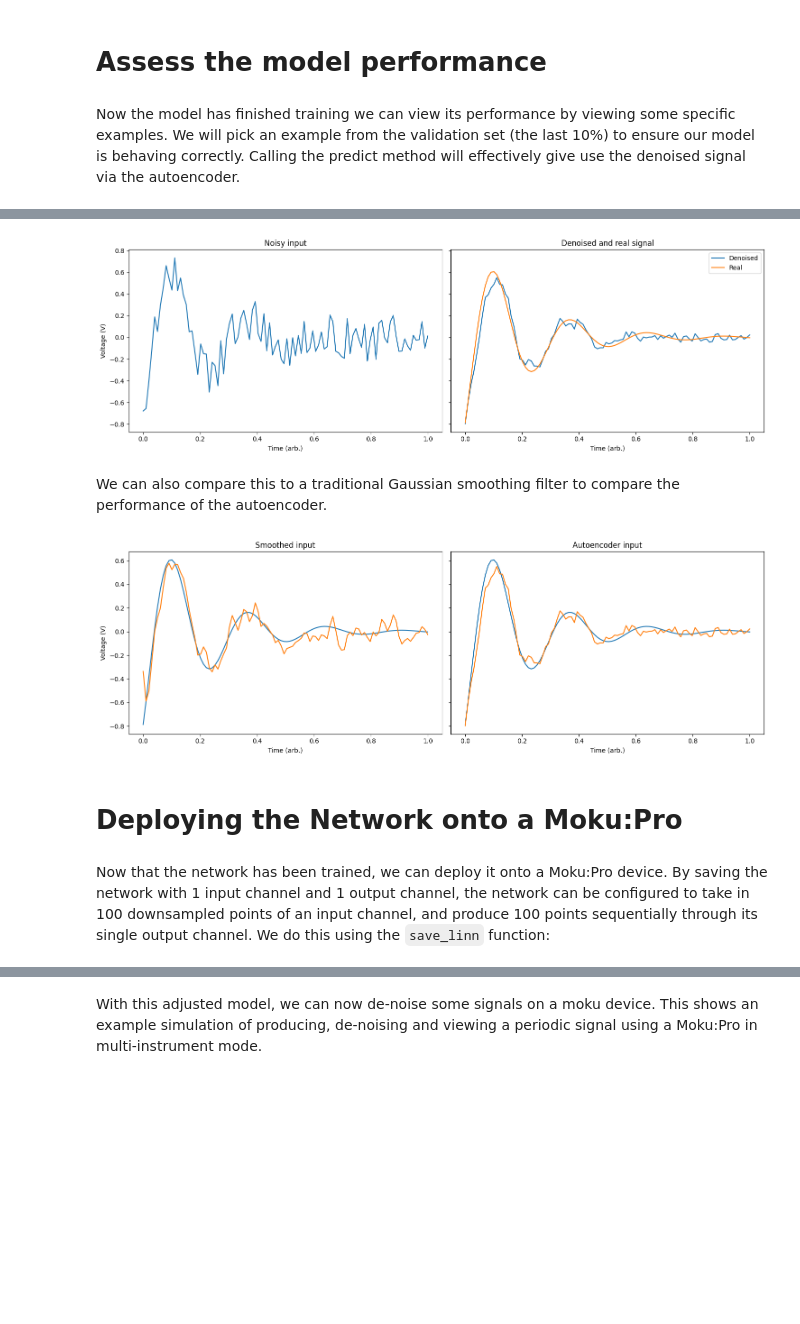
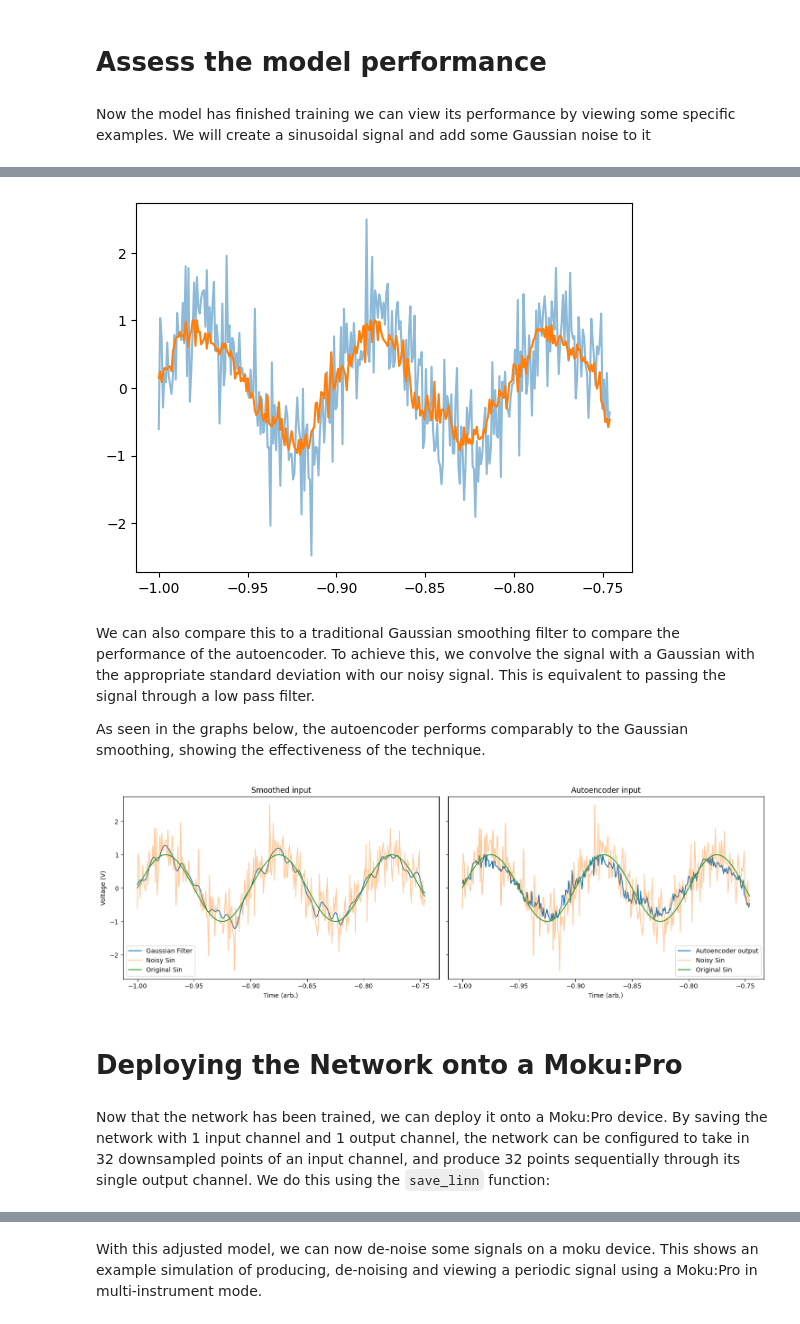
Before and after one commit to trickypr/moku-examples, a Jupyter notebook: neural-network/Autoencoder.ipynb, the cells around one changed output, grey strips where cells are left out. Cells and saved outputs as stored; diff of their text form; code cells hidden in the pictures; blank space fills up the shorter version.

Commit message:
Improve Autoencoder example using random walk as training dataset.

```diff
--- a/neural-network/Autoencoder.ipynb
+++ b/neural-network/Autoencoder.ipynb
@@ -42,4 +42,4 @@ We will start generating our training set by defining the timebase over which we
 # %%
-# time base, set to width of the network input
-T = np.linspace(0, np.pi*2, 100)
+# time base, width chosen to be 32
+T = np.linspace(-1, 1, 32)
 # %% [markdown]
@@ -81,18 +72,14 @@ data_len = 1000
 
 # pre-define the arrays
 training_data = np.zeros((data_len, T.size))
-noiseless = np.zeros((data_len, T.size))
 
 # generate a all of the random waveforms for training and store them
 for idx in tqdm(range(data_len)):
-    decay = np.random.uniform(0.8, 1.5, 1)[0]
-    frequency = np.random.uniform(3, 15, 1)[0]
 
-    # get the ringdown arrays
-    Y_no_noise, Y_train = ring_down(T, decay, frequency, 0.2)
+    # get the random walks
+    Y_train = random_walk(0.1, T)
 
     training_data[idx, :] = Y_train
-    noiseless[idx, :] = Y_no_noise
 # %% [markdown]
 # Model definition and training
 # %% [markdown]
@@ -178,27 +165,25 @@ plt.show()
 # %% [markdown]
 # Assess the model performance
 # %% [markdown]
-Now the model has finished training we can view its performance by viewing some specific examples. We will pick an example from the validation set (the last 10%) to ensure our model is behaving correctly. Calling the predict method will effectively give use the denoised signal via the autoencoder.
+Now the model has finished training we can view its performance by viewing some specific examples. We will create a sinusoidal signal and add some Gaussian noise to it
 # %%
-# get all the denoised signals
-preds = quant_mod.predict(training_data)
+# noisy sin
+total = 10
+batch_size = T.size
+T_extend = np.linspace(-1, 1, 2514)
 
-# specify some signal to look at
-N = 990
+complete_sin = np.sin(T_extend * np.pi * 20)
+noise_sin = complete_sin + np.random.normal(0, 0.5, T_extend.size)
+plt.plot(T_extend[:total*batch_size], noise_sin[:total*batch_size], alpha=0.5)
 
-fig, ax = plt.subplots(1, 2, figsize=(15,5), sharey=True)
-# the noisy signal
-ax[0].plot(T/(np.pi*2), training_data[N])
-ax[0].set_title('Noisy input')
-ax[0].set_ylabel('Voltage (V)')
-ax[0].set_xlabel('Time (arb.)')
+noisy_sin_batch = np.zeros((total*batch_size, batch_size))
+for idx in range(total*batch_size):
+    noisy_sin_batch[idx] = noise_sin[idx:(idx+batch_size)]
 
-# the recovered signal
-ax[1].plot(T/(np.pi*2), preds[N])
-ax[1].set_title('Denoised and real signal')
-ax[1].plot(T/(np.pi*2), noiseless[N])
-ax[1].set_xlabel('Time (arb.)')
-ax[1].legend(['Denoised', 'Real'])
-plt.tight_layout()
+preds = np.zeros((total*batch_size, batch_size))
+for i in range(total*batch_size):
+    preds[i] = quant_mod.predict(noisy_sin_batch[i].reshape(1, -1), scale=False, unscale_output=False)
+
+plt.plot(T_extend[:total*batch_size], preds[:, 0])
 plt.show()
 # %% [output]
@@ -206,34 +207,40 @@ plt.show()
-[figure, old version]
+[figure, new version]
 # %% [markdown]
-We can also compare this to a traditional Gaussian smoothing filter to compare the performance of the autoencoder.
+We can also compare this to a traditional Gaussian smoothing filter to compare the performance of the autoencoder. To achieve this, we convolve the signal with a Gaussian with the appropriate standard deviation with our noisy signal. This is equivalent to passing the signal through a low pass filter.
+
+As seen in the graphs below, the autoencoder performs comparably to the Gaussian smoothing, showing the effectiveness of the technique.
 # %%
 # smooth the input using a Gaussian filter
-filter = np.exp(-np.linspace(-1, 1, T.size)**2 / 5e-4)
+filter = np.exp(-np.linspace(-1, 1, total*batch_size)**2 / 5e-4)
 filter /= np.sum(filter)
-conv = np.convolve(filter, training_data[N], mode='same')
+conv = np.convolve(filter, noise_sin[:total*batch_size], mode='same')
 
 fig, ax = plt.subplots(1, 2, figsize=(15,5), sharey=True)
 # plot the smoothed solution
-ax[0].plot(T/(np.pi*2), noiseless[N])
-ax[0].plot(T/(np.pi*2), conv)
+ax[0].plot(T_extend[:total*batch_size], conv[:total*batch_size], label='Gaussian Filter')
+ax[0].plot(T_extend[:total*batch_size], noise_sin[:total*batch_size], alpha=0.4, label='Noisy Sin')
+ax[0].plot(T_extend[:total*batch_size], complete_sin[:total*batch_size], label='Original Sin')
 ax[0].set_title('Smoothed input')
 ax[0].set_ylabel('Voltage (V)')
 ax[0].set_xlabel('Time (arb.)')
+ax[0].legend()
 
 # plot the autoencoder solution
-ax[1].plot(T/(np.pi*2), noiseless[N])
-ax[1].plot(T/(np.pi*2), preds[N])
+ax[1].plot(T_extend[:total*batch_size], preds[:, 0], label='Autoencoder output')
+ax[1].plot(T_extend[:total*batch_size], noise_sin[:total*batch_size], alpha=0.4, label='Noisy Sin')
+ax[1].plot(T_extend[:total*batch_size], complete_sin[:total*batch_size], label='Original Sin')
 ax[1].set_title('Autoencoder input')
 ax[1].set_xlabel('Time (arb.)')
+ax[1].legend()
 
 plt.tight_layout()
 plt.show()
 # %% [output]
-[figure, old version]
+[figure, new version]
 # %% [markdown]
 # Deploying the Network onto a Moku:Pro
 # %% [markdown]
-Now that the network has been trained, we can deploy it onto a Moku:Pro device. By saving the network with 1 input channel and 1 output channel, the network can be configured to take in 100 downsampled points of an input channel, and produce 100 points sequentially through its single output channel. We do this using the `save_linn` function:
+Now that the network has been trained, we can deploy it onto a Moku:Pro device. By saving the network with 1 input channel and 1 output channel, the network can be configured to take in 32 downsampled points of an input channel, and produce 32 points sequentially through its single output channel. We do this using the `save_linn` function:
 # %%
 save_linn(quant_mod, input_channels=1, output_channels=1, file_name='autoencoder.linn')
 # %% [output]
```
Also changed, not shown: parts of 13 cells of this notebook, 1 other file.
